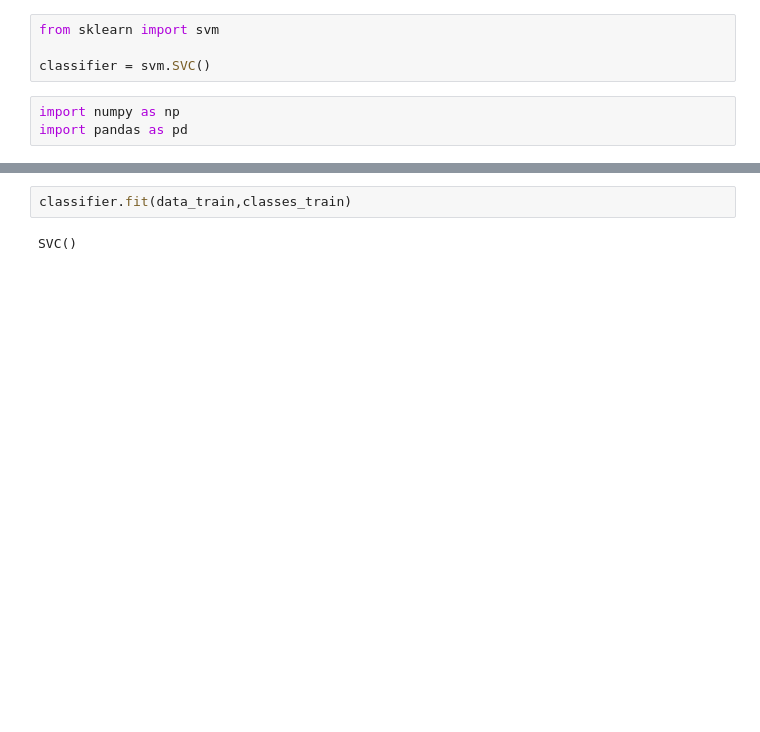
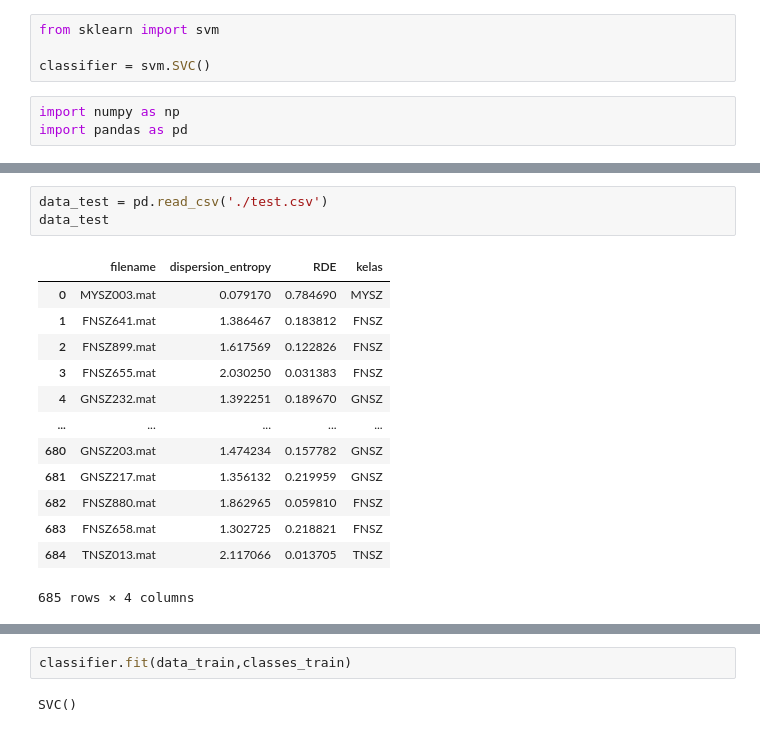
Before and after one commit to IritaSee/seizure_detection_eeg_svm, a Jupyter notebook: svm.ipynb, the cells around one changed output, grey strips where cells are left out. Cells and saved outputs as stored; diff of their text form; blank space fills up the shorter version.

```diff
--- a/svm.ipynb
+++ b/svm.ipynb
@@ -22,3 +22,20 @@ data_train
 | 864 | FNSZ328.mat | 2.140018 | 0.013467 | FNSZ |
 | 865 | GNSZ015.mat | 2.147839 | 0.009838 | GNSZ |
 866 rows × 4 columns
+# %%
+data_test = pd.read_csv('./test.csv')
+data_test
+# %% [output]
+|  | filename | dispersion_entropy | RDE | kelas |
+| 0 | MYSZ003.mat | 0.079170 | 0.784690 | MYSZ |
+| 1 | FNSZ641.mat | 1.386467 | 0.183812 | FNSZ |
+| 2 | FNSZ899.mat | 1.617569 | 0.122826 | FNSZ |
+| 3 | FNSZ655.mat | 2.030250 | 0.031383 | FNSZ |
+| 4 | GNSZ232.mat | 1.392251 | 0.189670 | GNSZ |
+| ... | ... | ... | ... | ... |
+| 680 | GNSZ203.mat | 1.474234 | 0.157782 | GNSZ |
+| 681 | GNSZ217.mat | 1.356132 | 0.219959 | GNSZ |
+| 682 | FNSZ880.mat | 1.862965 | 0.059810 | FNSZ |
+| 683 | FNSZ658.mat | 1.302725 | 0.218821 | FNSZ |
+| 684 | TNSZ013.mat | 2.117066 | 0.013705 | TNSZ |
+685 rows × 4 columns
```
Also changed, not shown: parts of 11 cells of this notebook, 5 other files.
